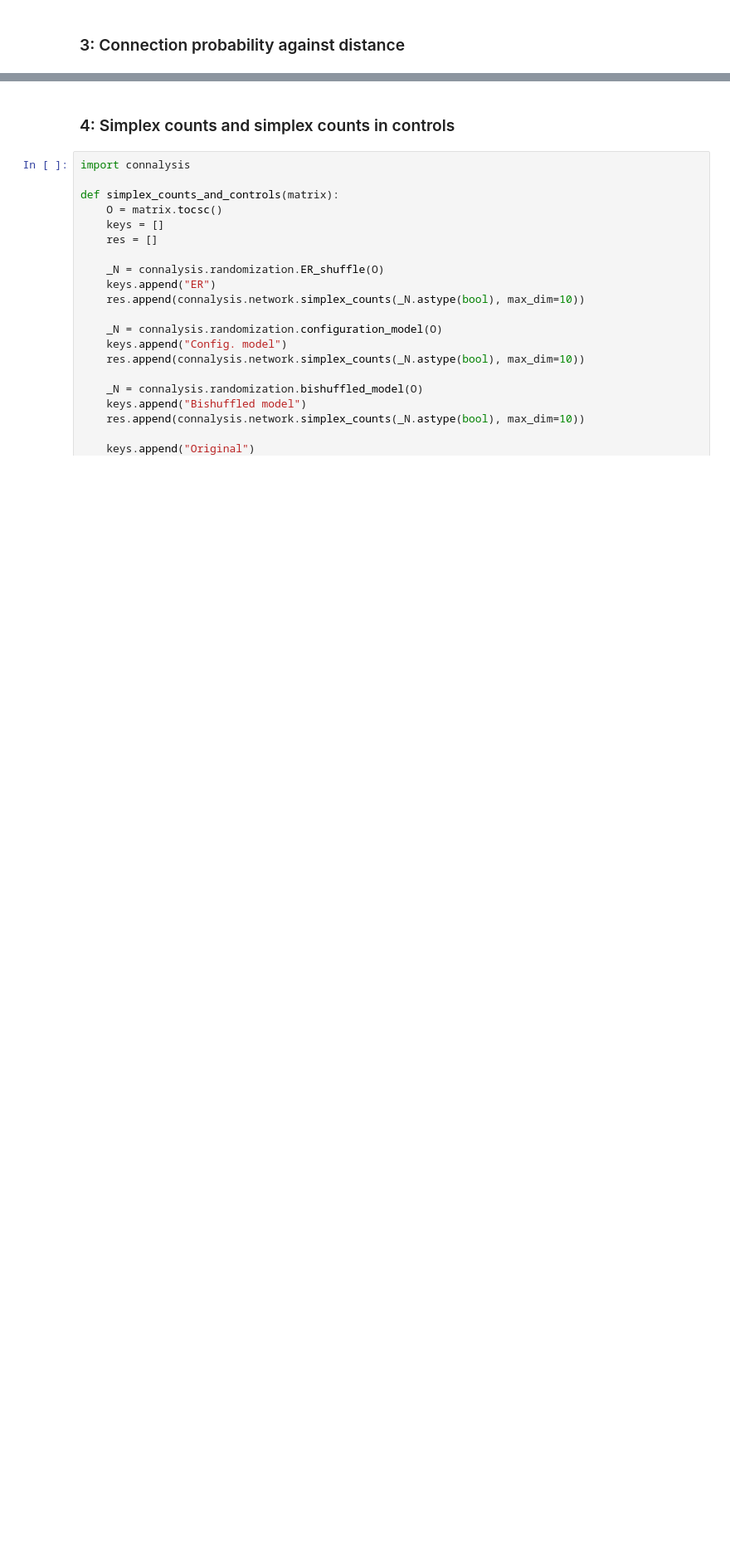
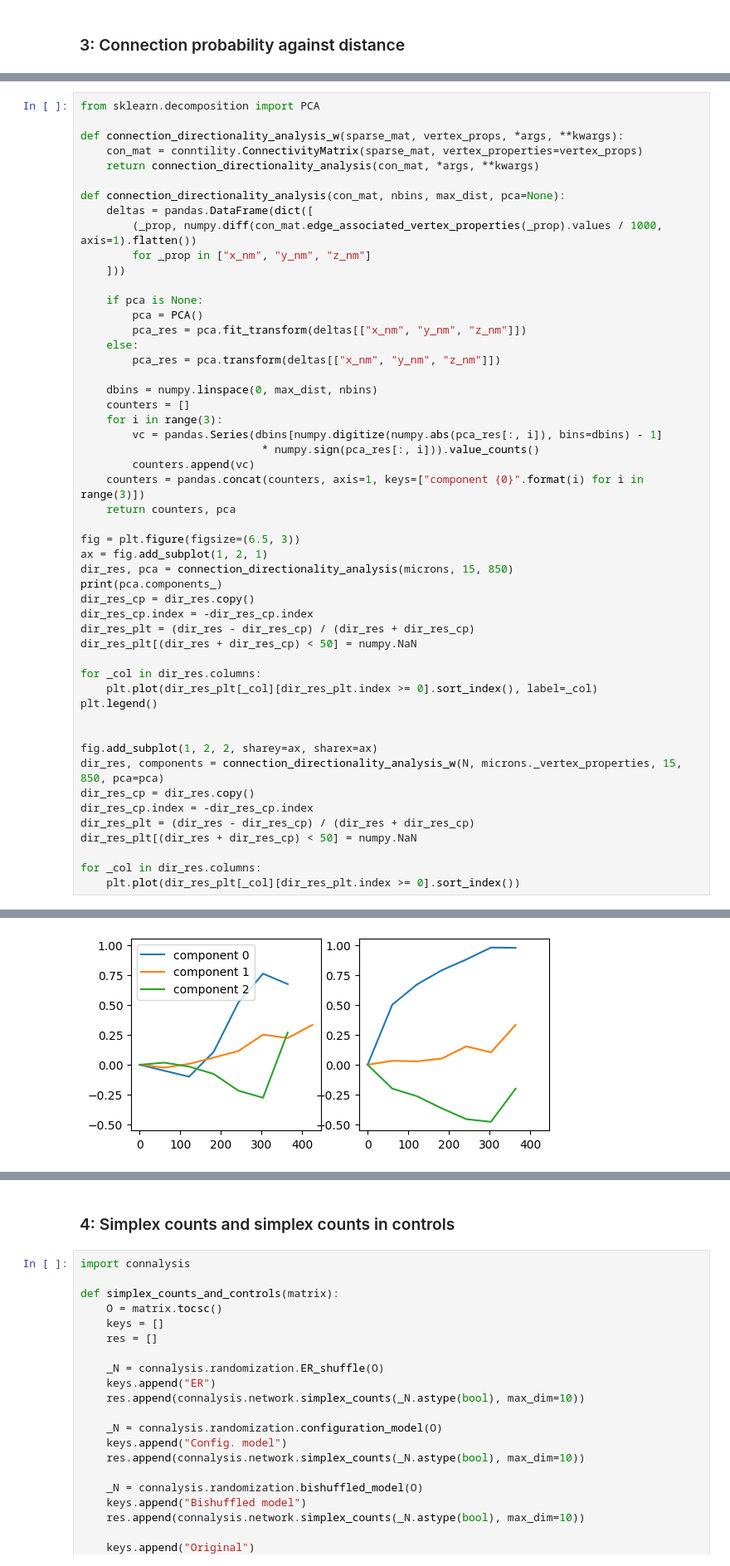
Before and after one commit to MWolfR/local_connectivity_model, a Jupyter notebook: src/Simplex wiring stochastic model final.ipynb, the cells around one changed output, grey strips where cells are left out. Shown: that part at 83% size. Drawn from its saved outputs; the diff is of its cells as text; blank space fills up the shorter version.

```diff
--- a/src/Simplex wiring stochastic model final.ipynb
+++ b/src/Simplex wiring stochastic model final.ipynb
@@ -160,0 +171,52 @@ plt.legend()
+# %%
+from sklearn.decomposition import PCA
+
+def connection_directionality_analysis_w(sparse_mat, vertex_props, *args, **kwargs):
+    con_mat = conntility.ConnectivityMatrix(sparse_mat, vertex_properties=vertex_props)
+    return connection_directionality_analysis(con_mat, *args, **kwargs)
+
+def connection_directionality_analysis(con_mat, nbins, max_dist, pca=None):
+    deltas = pandas.DataFrame(dict([
+        (_prop, numpy.diff(con_mat.edge_associated_vertex_properties(_prop).values / 1000, axis=1).flatten())
+        for _prop in ["x_nm", "y_nm", "z_nm"]
+    ]))
+
+    if pca is None:
+        pca = PCA()
+        pca_res = pca.fit_transform(deltas[["x_nm", "y_nm", "z_nm"]])
+    else:
+        pca_res = pca.transform(deltas[["x_nm", "y_nm", "z_nm"]])
+
+    dbins = numpy.linspace(0, max_dist, nbins)
+    counters = []
+    for i in range(3):
+        vc = pandas.Series(dbins[numpy.digitize(numpy.abs(pca_res[:, i]), bins=dbins) - 1]
+                            * numpy.sign(pca_res[:, i])).value_counts()
+        counters.append(vc)
+    counters = pandas.concat(counters, axis=1, keys=["component {0}".format(i) for i in range(3)])
+    return counters, pca
+
+fig = plt.figure(figsize=(6.5, 3))
+ax = fig.add_subplot(1, 2, 1)
+dir_res, pca = connection_directionality_analysis(microns, 15, 850)
+print(pca.components_)
+dir_res_cp = dir_res.copy()
+dir_res_cp.index = -dir_res_cp.index
+dir_res_plt = (dir_res - dir_res_cp) / (dir_res + dir_res_cp)
+dir_res_plt[(dir_res + dir_res_cp) < 50] = numpy.NaN
+
+for _col in dir_res.columns:
+    plt.plot(dir_res_plt[_col][dir_res_plt.index >= 0].sort_index(), label=_col)
+plt.legend()
+
+
+fig.add_subplot(1, 2, 2, sharey=ax, sharex=ax)
+dir_res, components = connection_directionality_analysis_w(N, microns._vertex_properties, 15, 850, pca=pca)
+dir_res_cp = dir_res.copy()
+dir_res_cp.index = -dir_res_cp.index
+dir_res_plt = (dir_res - dir_res_cp) / (dir_res + dir_res_cp)
+dir_res_plt[(dir_res + dir_res_cp) < 50] = numpy.NaN
+
+for _col in dir_res.columns:
+    plt.plot(dir_res_plt[_col][dir_res_plt.index >= 0].sort_index())
+# %% [output]
@@ -160,0 +226 @@ plt.legend()
+[figure, added]
```
Also changed, not shown: parts of 14 cells of this notebook, 2 other files.
